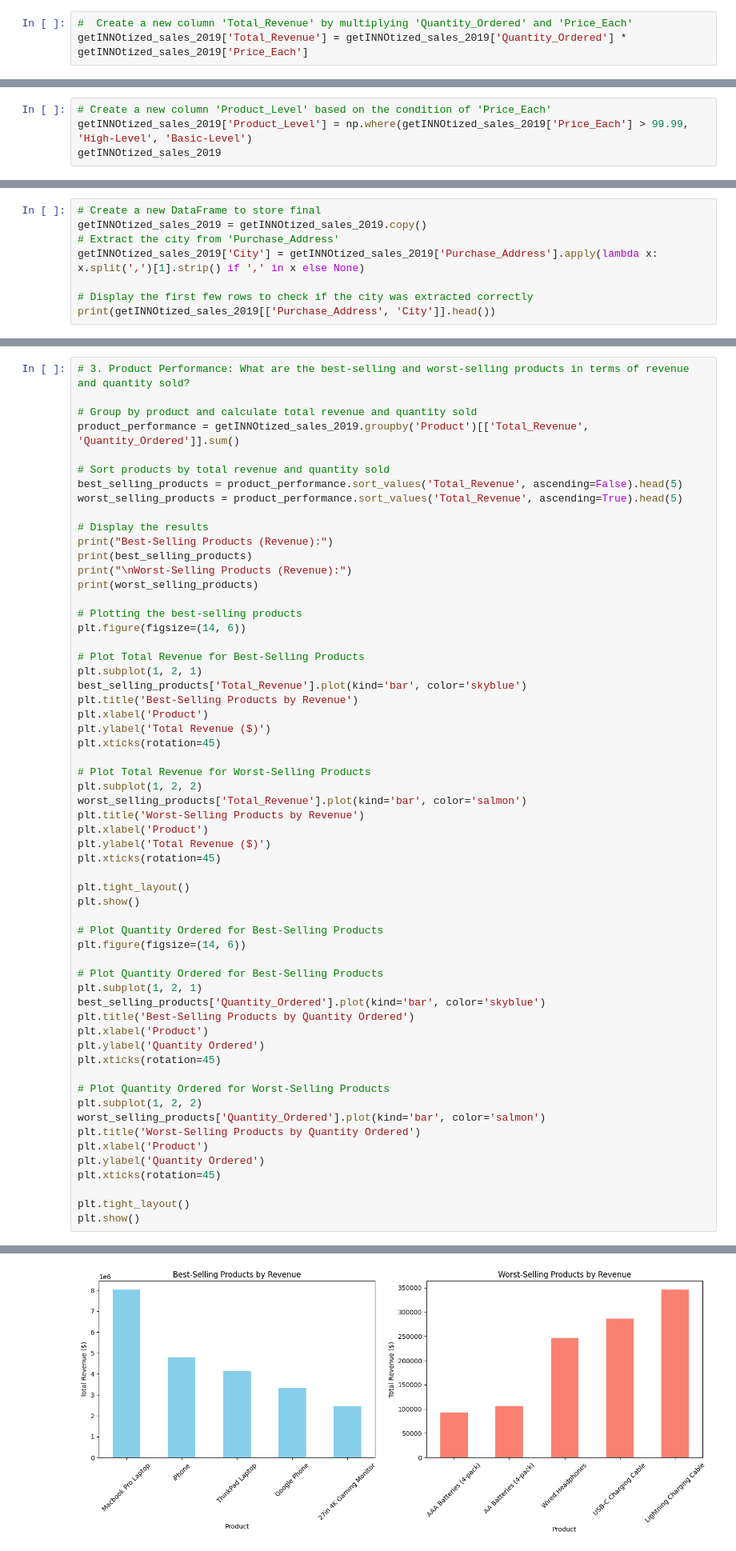
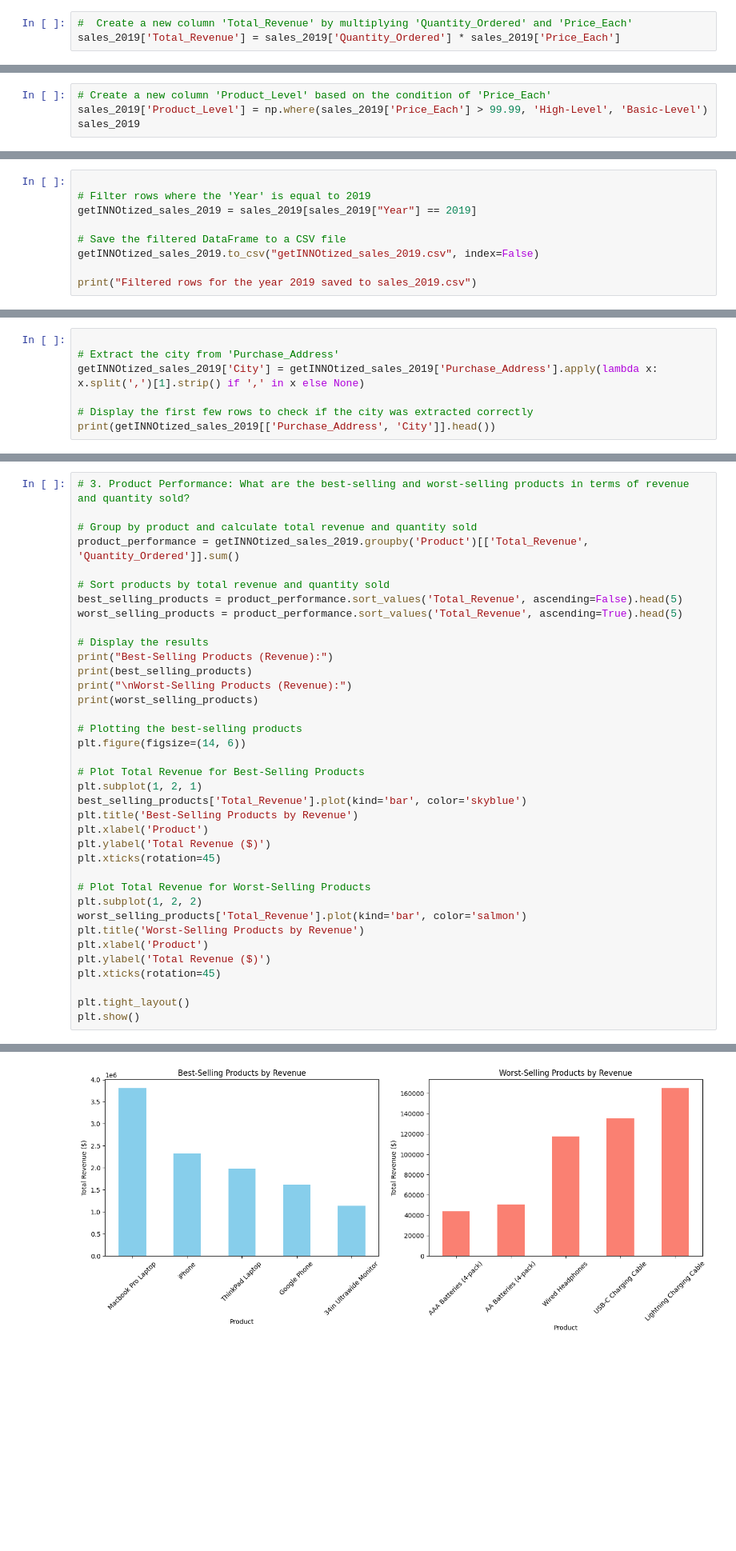
Before and after one commit to MayayaPatrick/Business-Intelligence-Solution-Project, a Jupyter notebook: Notebook/dashboard_project.ipynb, the cells around one changed output, grey strips where cells are left out. Shown at 80% size. Cells and saved outputs as stored; diff of their text form; blank space fills up the shorter version.

```diff
--- a/Notebook/dashboard_project.ipynb
+++ b/Notebook/dashboard_project.ipynb
@@ -539,5 +527,5 @@ getINNOtized_sales_2019['Price_Each'] = getINNOtized_sales_2019['Price_Each'].ap
 #### Create a column for Revenue
 # %%
 #  Create a new column 'Total_Revenue' by multiplying 'Quantity_Ordered' and 'Price_Each'
-getINNOtized_sales_2019['Total_Revenue'] = getINNOtized_sales_2019['Quantity_Ordered'] * getINNOtized_sales_2019['Price_Each']
+sales_2019['Total_Revenue'] = sales_2019['Quantity_Ordered'] * sales_2019['Price_Each']
 # %%
@@ -551,8 +539,8 @@ getINNOtized_sales_2019.head()
 | 4 | 141238 | Wired Headphones | 1 | 11.99 | 2019-01-25 11:59:00 | 387 10th St, Austin, TX 73301 | 11.99 |
 # %%
 # Create a new column 'Product_Level' based on the condition of 'Price_Each'
-getINNOtized_sales_2019['Product_Level'] = np.where(getINNOtized_sales_2019['Price_Each'] > 99.99, 'High-Level', 'Basic-Level')
-getINNOtized_sales_2019
+sales_2019['Product_Level'] = np.where(sales_2019['Price_Each'] > 99.99, 'High-Level', 'Basic-Level')
+sales_2019
 # %% [output]
 |  | Order_ID | Product | Quantity_Ordered | Price_Each | Order_Date | Purchase_Address | Total_Revenue | ... |
 | 0 | 141234 | iPhone | 1 | 700.00 | 2019-01-22 21:25:00 | 944 Walnut St, Boston, MA 02215 | 700.0 | ... |
@@ -651,0 +631,9 @@ Number of rows where the Year is greater than 2019: 126897
+# %%
+
+# Filter rows where the 'Year' is equal to 2019
+getINNOtized_sales_2019 = sales_2019[sales_2019["Year"] == 2019]
+
+# Save the filtered DataFrame to a CSV file
+getINNOtized_sales_2019.to_csv("getINNOtized_sales_2019.csv", index=False)
+
+print("Filtered rows for the year 2019 saved to sales_2019.csv")
@@ -652,6 +642,5 @@ Number of rows where the Year is greater than 2019: 126897
 # %%
-# Create a new DataFrame to store final
-getINNOtized_sales_2019 = getINNOtized_sales_2019.copy()
+
 # Extract the city from 'Purchase_Address'
 getINNOtized_sales_2019['City'] = getINNOtized_sales_2019['Purchase_Address'].apply(lambda x: x.split(',')[1].strip() if ',' in x else None)
 
@@ -967,28 +956,6 @@ plt.xticks(rotation=45)
 
 plt.tight_layout()
 plt.show()
-
-# Plot Quantity Ordered for Best-Selling Products
-plt.figure(figsize=(14, 6))
-
-# Plot Quantity Ordered for Best-Selling Products
-plt.subplot(1, 2, 1)
-best_selling_products['Quantity_Ordered'].plot(kind='bar', color='skyblue')
-plt.title('Best-Selling Products by Quantity Ordered')
-plt.xlabel('Product')
-plt.ylabel('Quantity Ordered')
-plt.xticks(rotation=45)
-
-# Plot Quantity Ordered for Worst-Selling Products
-plt.subplot(1, 2, 2)
-worst_selling_products['Quantity_Ordered'].plot(kind='bar', color='salmon')
-plt.title('Worst-Selling Products by Quantity Ordered')
-plt.xlabel('Product')
-plt.ylabel('Quantity Ordered')
-plt.xticks(rotation=45)
-
-plt.tight_layout()
-plt.show()
 # %% [output]
 Best-Selling Products (Revenue):
                         Total_Revenue  Quantity_Ordered
@@ -1010 +977 @@ Lightning Charging Cable      346376.55             23169
-[figure, old version]
+[figure, new version]
```
Also changed, not shown: parts of 58 cells of this notebook, 1 other file.
